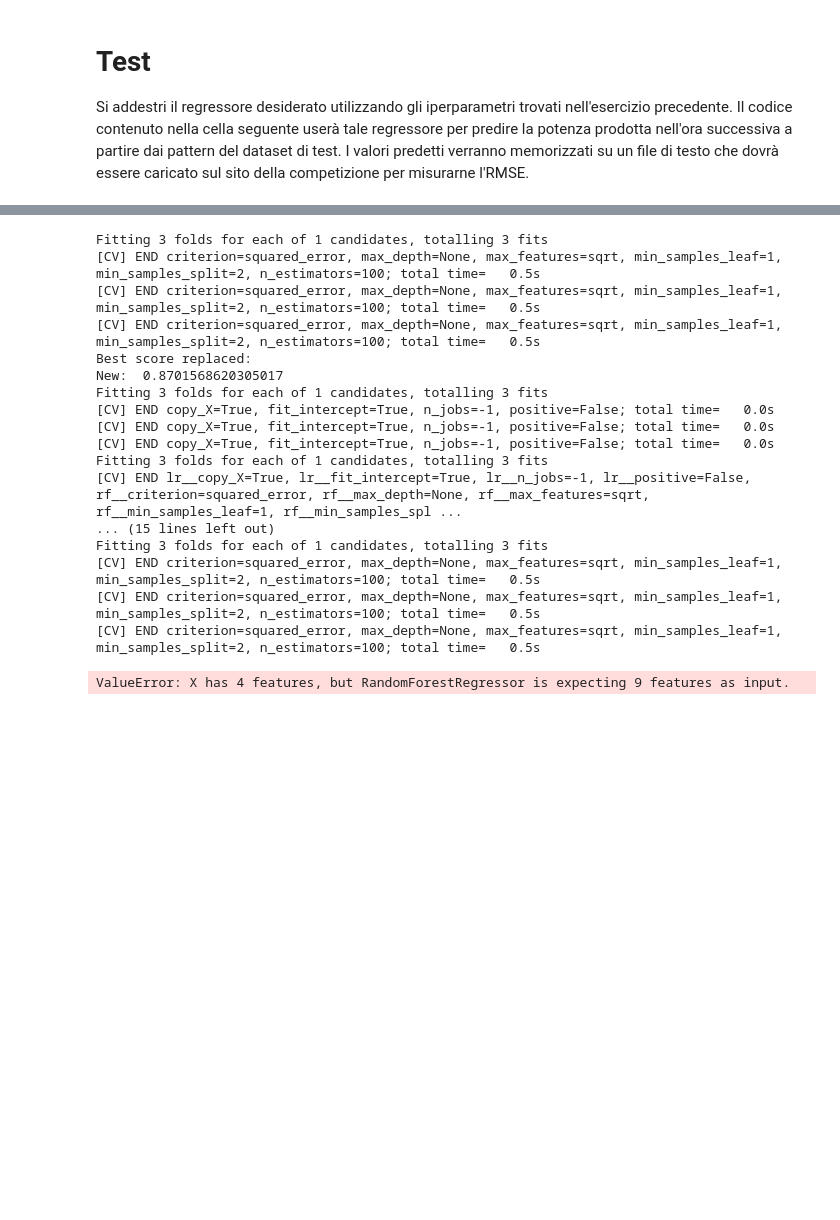
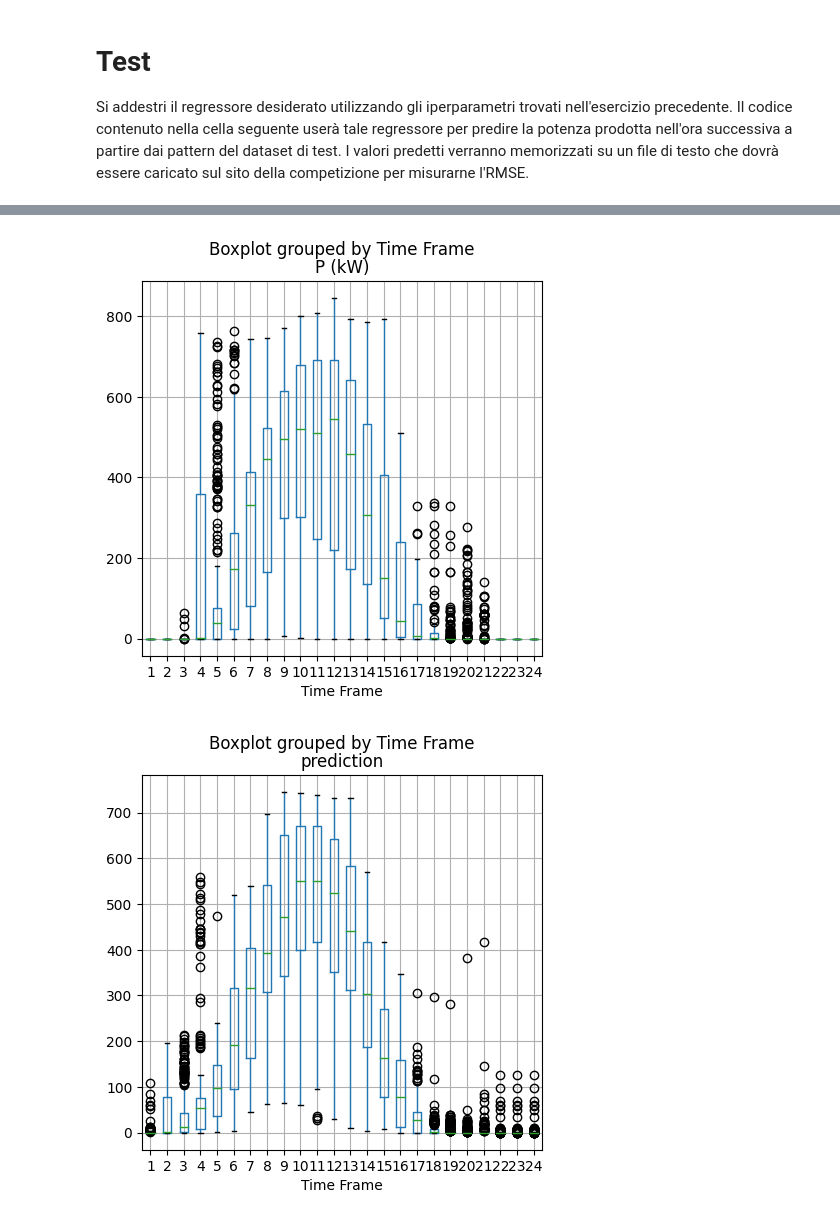
Before and after one commit to davidcohenDC/machine-learning-labs, a Jupyter notebook: 03-solar-regression/final-model.ipynb, the cells around one changed output, grey strips where cells are left out. Saved outputs shown, nothing was run; the diff lists cells and outputs as text; code cells hidden in the pictures; blank space fills up the shorter version.

```diff
--- a/03-solar-regression/final-model.ipynb
+++ b/03-solar-regression/final-model.ipynb
@@ -197,7 +147,8 @@ _split:  3
 import pre_processing
 
 
-regressor = pre_processing.getBestRegressor(model_params, train_x, train_y, test_size=[0.2,0.25], n_split=[3,4], useVotingRegressor=True)
+regressor = pre_processing.getBestRegressor(model_params, data_x, data_y, test_size=[0.25], n_split=[3], useVotingRegressor=True)
+regressor_pure = pre_processing.getBestRegressor(model_params, data_pure_x, data_pure_y, test_size=[0.25], n_split=[3], useVotingRegressor=True)
 regressor.printVals()
 # %% [output]
 Fitting 3 folds for each of 1 candidates, totalling 3 fits
@@ -220,37 +170,0 @@ _split:  4
-# %%
-# Esercizio 2: valutazione su test set
-
-train_path = './DBs/SolarPark/train.txt'
-test_path = './DBs/SolarPark/test.txt'
-result_path = 'Es5Predictions.txt'
-
-
-# Creazione e addestramento del classificatore
-reg = pre_processing.getBestRegressor(model_params, train_x, train_y, test_size=[0.2], n_split=[3], useVotingRegressor=True)
-
-print('Addestramento in corso ...')
-reg._regressor.fit(train_x, train_y)
-
-# Salvataggio delle predictions
-# predictions = reg._regressor.predict(test_dataframe.values[:,2:6])
-# np.savetxt(result_path, predictions)
-print('Ok')
-# %% [output]
-Fitting 3 folds for each of 1 candidates, totalling 3 fits
-[CV] END criterion=squared_error, max_depth=None, max_features=sqrt, min_samples_leaf=1, min_samples_split=2, n_estimators=100; total time=   0.5s
-[CV] END criterion=squared_error, max_depth=None, max_features=sqrt, min_samples_leaf=1, min_samples_split=2, n_estimators=100; total time=   0.5s
-[CV] END criterion=squared_error, max_depth=None, max_features=sqrt, min_samples_leaf=1, min_samples_split=2, n_estimators=100; total time=   0.5s
-Best score replaced:
-New:  0.8701568620305017
-Fitting 3 folds for each of 1 candidates, totalling 3 fits
-[CV] END copy_X=True, fit_intercept=True, n_jobs=-1, positive=False; total time=   0.0s
-[CV] END copy_X=True, fit_intercept=True, n_jobs=-1, positive=False; total time=   0.0s
-[CV] END copy_X=True, fit_intercept=True, n_jobs=-1, positive=False; total time=   0.0s
-Fitting 3 folds for each of 1 candidates, totalling 3 fits
-[CV] END lr__copy_X=True, lr__fit_intercept=True, lr__n_jobs=-1, lr__positive=False, rf__criterion=squared_error, rf__max_depth=None, rf__max_features=sqrt, rf__min_samples_leaf=1, rf__min_samples_spl ...
-... (15 lines left out)
-Fitting 3 folds for each of 1 candidates, totalling 3 fits
-[CV] END criterion=squared_error, max_depth=None, max_features=sqrt, min_samples_leaf=1, min_samples_split=2, n_estimators=100; total time=   0.5s
-[CV] END criterion=squared_error, max_depth=None, max_features=sqrt, min_samples_leaf=1, min_samples_split=2, n_estimators=100; total time=   0.5s
-[CV] END criterion=squared_error, max_depth=None, max_features=sqrt, min_samples_leaf=1, min_samples_split=2, n_estimators=100; total time=   0.5s
-ValueError: X has 4 features, but RandomForestRegressor is expecting 9 features as input.
@@ -256,0 +175,15 @@ ValueError: X has 4 features, but RandomForestRegressor is expecting 9 features
+# %%
+prediction = regressor._regressor.predict(test_x)
+prediction_pure = regressor_pure._regressor.predict(test_x)
+# %%
+train_dataframe.boxplot(column='P (kW)', by='Time Frame', figsize=(5, 5))
+plt.show()
+test_dataframe['prediction'] = prediction
+test_dataframe['prediction_pure'] = prediction_pure
+test_dataframe.boxplot(column='prediction', by='Time Frame', figsize=(5, 5))
+plt.show()
+test_dataframe.boxplot(column='prediction_pure', by='Time Frame', figsize=(5, 5))
+plt.show()
+# %% [output]
+[figure, added]
+[figure, added]
```
Also changed, not shown: parts of 10 cells of this notebook, 1 other file.
